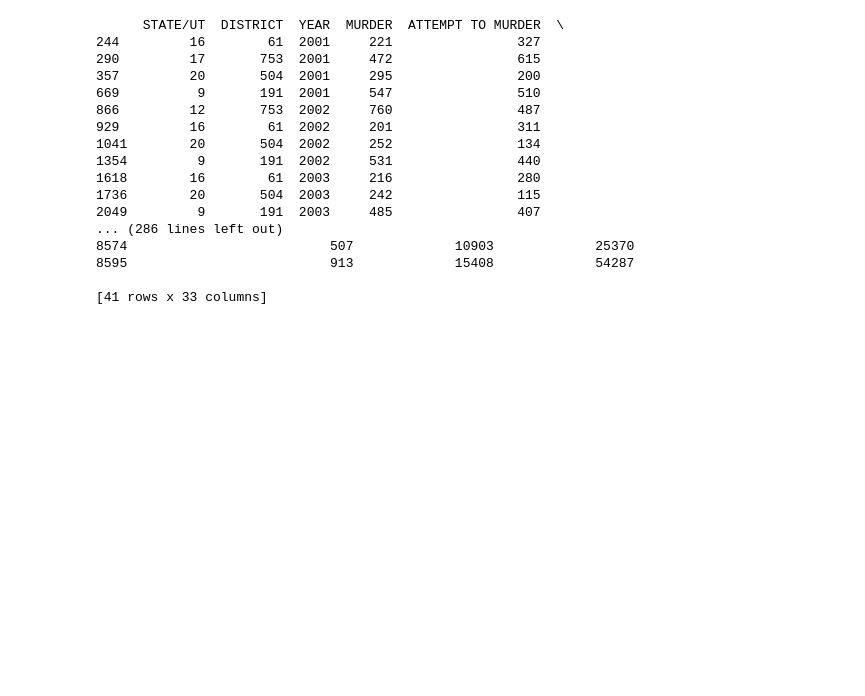
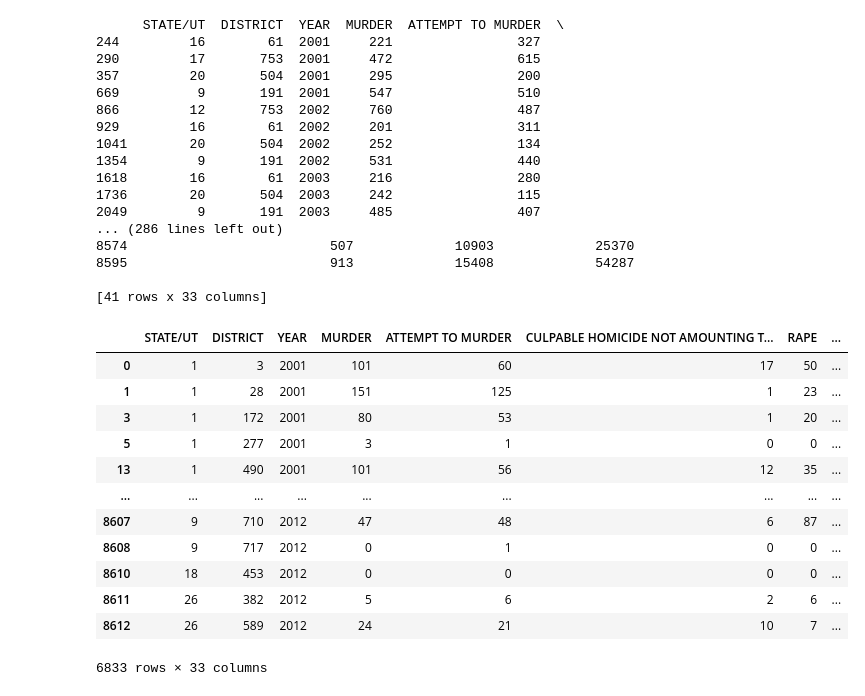
Before and after one commit to nehasg13/Crimes_in_India, a Jupyter notebook: india_cimes4.ipynb, the cells around one changed output. Drawn from its saved outputs; the diff is of its cells as text; code cells hidden in the pictures; blank space fills up the shorter version.

```diff
--- a/india_cimes4.ipynb
+++ b/india_cimes4.ipynb
@@ -201,3 +201,20 @@ similarly, cluster 2 is moderate and cluster 3 is normal.
 
 To reduce this crimes i think we have to improve the literacy rate of the respective district where the no.of crimes is
 higher.
+# %%
+sensitive_area = pd.DataFrame(cluster_1_District)
+sensitive_area
+# %% [output]
+|  | STATE/UT | DISTRICT | YEAR | MURDER | ATTEMPT TO MURDER | CULPABLE HOMICIDE NOT AMOUNTING T... | RAPE | ... |
+| 0 | 1 | 3 | 2001 | 101 | 60 | 17 | 50 | ... |
+| 1 | 1 | 28 | 2001 | 151 | 125 | 1 | 23 | ... |
+| 3 | 1 | 172 | 2001 | 80 | 53 | 1 | 20 | ... |
+| 5 | 1 | 277 | 2001 | 3 | 1 | 0 | 0 | ... |
+| 13 | 1 | 490 | 2001 | 101 | 56 | 12 | 35 | ... |
+| ... | ... | ... | ... | ... | ... | ... | ... | ... |
+| 8607 | 9 | 710 | 2012 | 47 | 48 | 6 | 87 | ... |
+| 8608 | 9 | 717 | 2012 | 0 | 1 | 0 | 0 | ... |
+| 8610 | 18 | 453 | 2012 | 0 | 0 | 0 | 0 | ... |
+| 8611 | 26 | 382 | 2012 | 5 | 6 | 2 | 6 | ... |
+| 8612 | 26 | 589 | 2012 | 24 | 21 | 10 | 7 | ... |
+6833 rows × 33 columns
```
Also changed, not shown: parts of 4 cells of this notebook.
